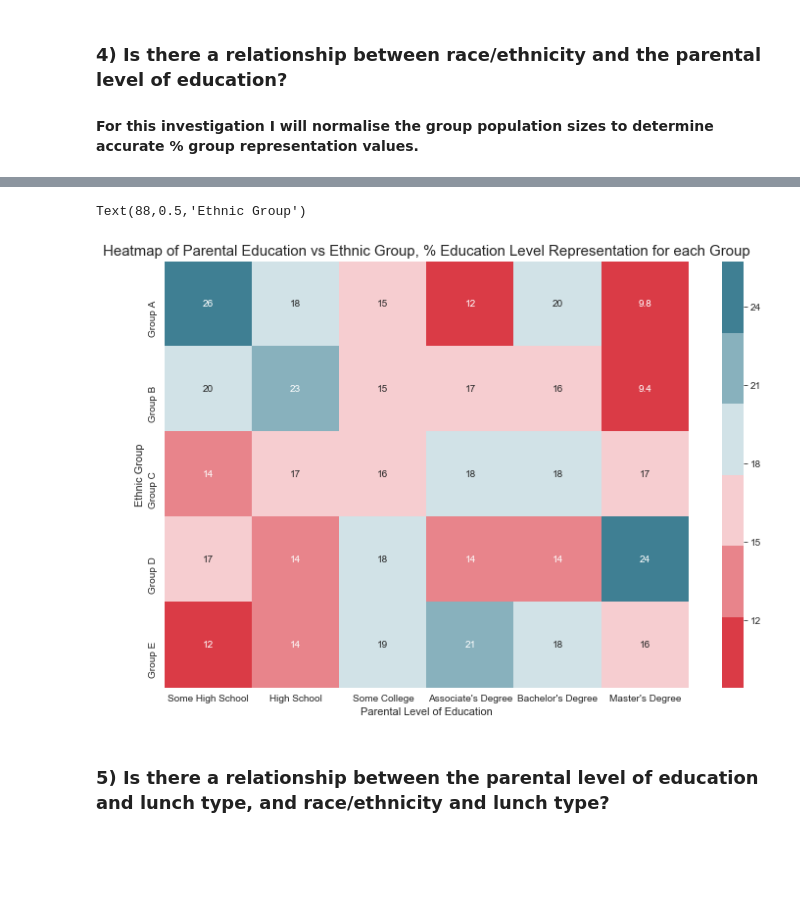
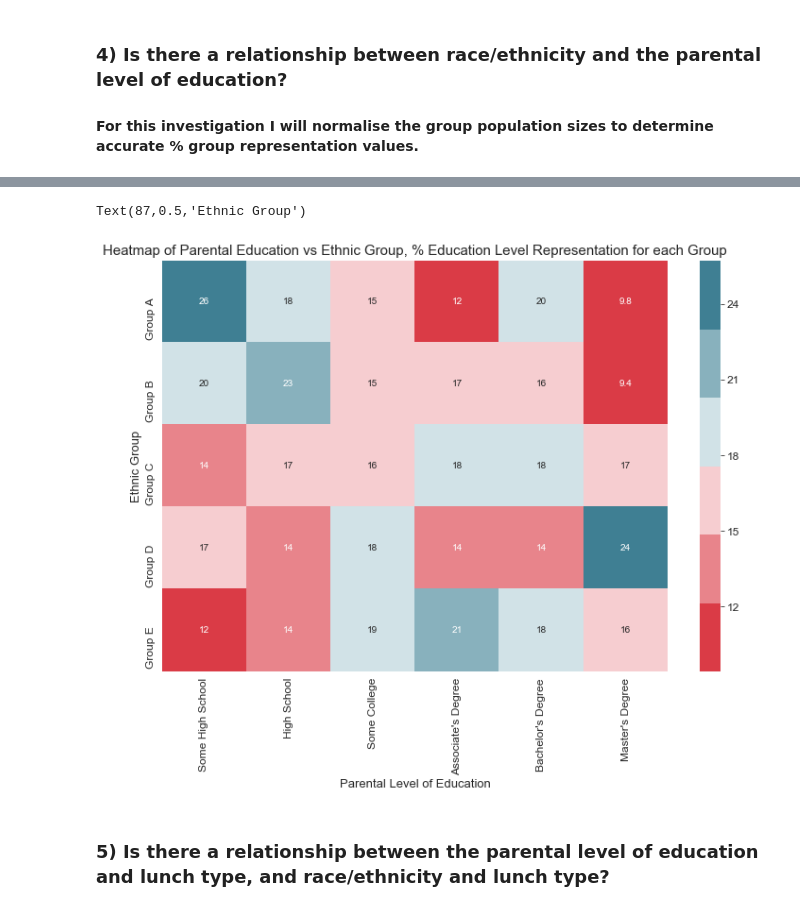
Before and after one commit to jackdog994/my-work, a Jupyter notebook: Data Visualisations/Student Performance in Exams/Student Performance in Exams.ipynb, the cells around one changed output, grey strips where cells are left out. Drawn from its saved outputs; the diff is of its cells as text; code cells hidden in the pictures; blank space fills up the shorter version.

```diff
--- a/Data Visualisations/Student Performance in Exams/Student Performance in Exams.ipynb
+++ b/Data Visualisations/Student Performance in Exams/Student Performance in Exams.ipynb
@@ -16,6 +16,10 @@ import seaborn as sns
 %matplotlib inline
 sns.set_style('whitegrid')
 sns.set_palette(sns.diverging_palette(10, 220, n=2))
+plt.rcParams["axes.labelsize"] = 12
+plt.rcParams["xtick.labelsize"] = 12
+plt.rcParams["ytick.labelsize"] = 12
+plt.rcParams["axes.titlesize"] = 15
 # %%
 perf = pd.read_csv('StudentsPerformance.csv')
 perf.head()
@@ -400,15 +404,15 @@ eth_edu.head(2)
 # %%
 fig, axes = plt.subplots(figsize=(12, 8))
 #Creating heatmap
 sns.heatmap(eth_edu,annot=True,ax=axes,cmap=(sns.diverging_palette(10, 220, n=6,center='light')))
 
 #Adding graph details
-axes.set_title('Heatmap of Parental Education vs Ethnic Group, % Education Level Representation for each Group',fontsize=15)
-axes.set_xlabel('Parental Level of Education',fontsize=11)
-axes.set_ylabel('Ethnic Group',fontsize=11)
+axes.set_title('Heatmap of Parental Education vs Ethnic Group, % Education Level Representation for each Group')
+axes.set_xlabel('Parental Level of Education',fontsize=13)
+axes.set_ylabel('Ethnic Group',fontsize=13)
 # %% [output]
-Text(88,0.5,'Ethnic Group')
+Text(87,0.5,'Ethnic Group')
-[figure, old version]
+[figure, new version]
 # %% [markdown]
 ### 5) Is there a relationship between the parental level of education and lunch type, and race/ethnicity and lunch type?
 # %% [markdown]
```
Also changed, not shown: parts of 4 cells of this notebook.
